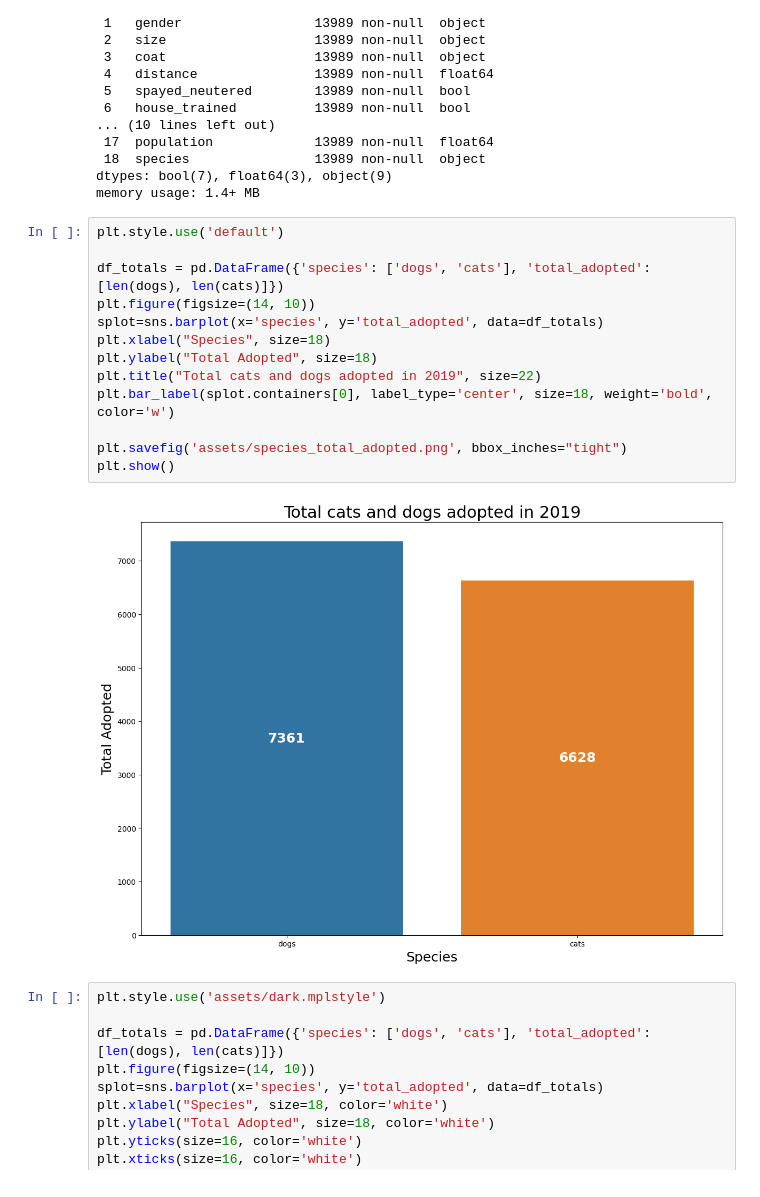
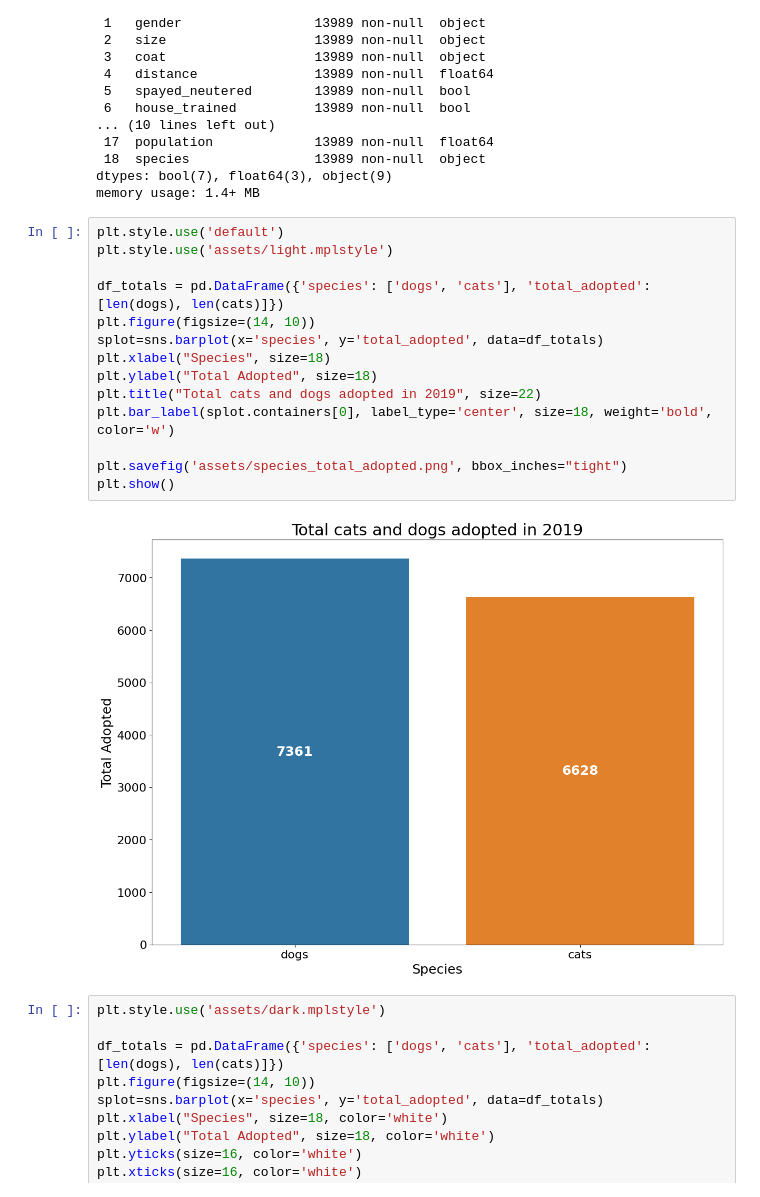
Before and after one commit to JessicaELewis/Pet-Adoptions, a Jupyter notebook: EDA Joined.ipynb, the cells around one changed output. Saved outputs shown, nothing was run; the diff lists cells and outputs as text.

```diff
--- a/EDA Joined.ipynb
+++ b/EDA Joined.ipynb
@@ -62,19 +62,20 @@ dtypes: bool(7), float64(3), object(9)
 memory usage: 1.4+ MB
 # %%
 plt.style.use('default')
+plt.style.use('assets/light.mplstyle')
 
 df_totals = pd.DataFrame({'species': ['dogs', 'cats'], 'total_adopted': [len(dogs), len(cats)]})
 plt.figure(figsize=(14, 10))
 splot=sns.barplot(x='species', y='total_adopted', data=df_totals)
 plt.xlabel("Species", size=18)
 plt.ylabel("Total Adopted", size=18)
 plt.title("Total cats and dogs adopted in 2019", size=22)
 plt.bar_label(splot.containers[0], label_type='center', size=18, weight='bold', color='w')
 
 plt.savefig('assets/species_total_adopted.png', bbox_inches="tight")
 plt.show()
 # %% [output]
-[figure, old version]
+[figure, new version]
 # %%
 plt.style.use('assets/dark.mplstyle')
 
```
Also changed, not shown: parts of 16 cells of this notebook, 14 other files.
